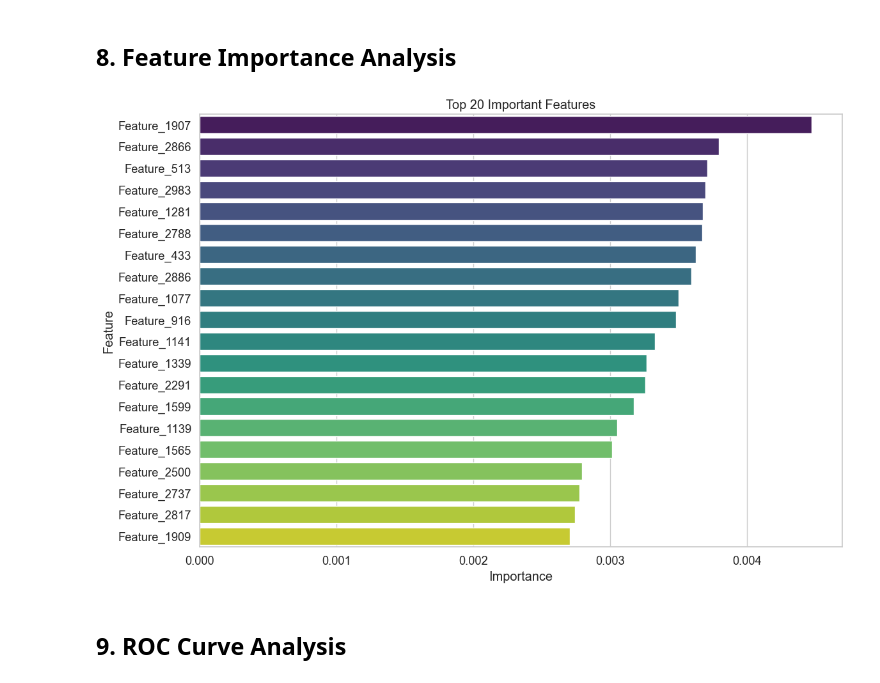
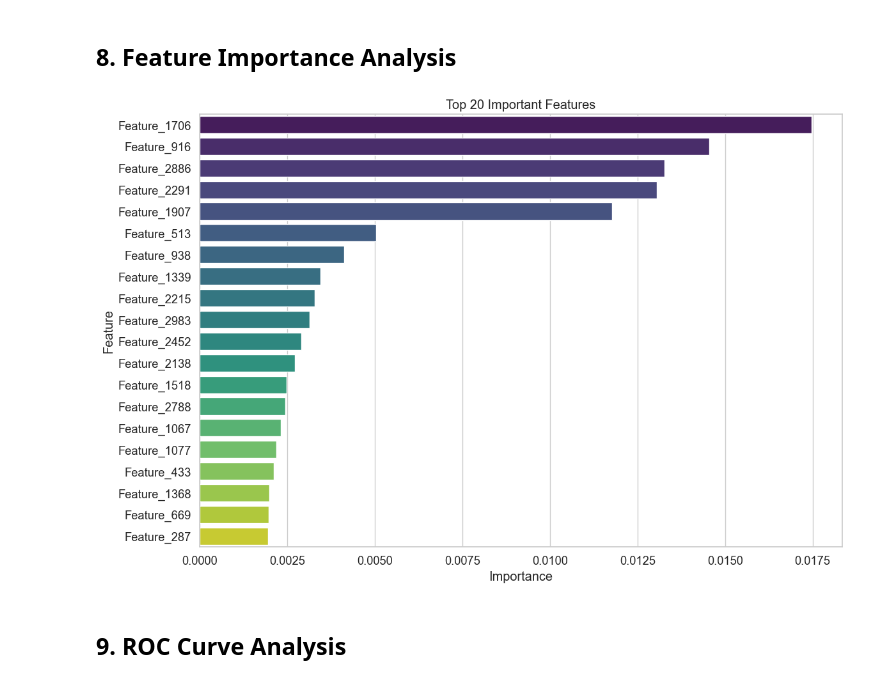
Before and after one commit to NotAlpha45/bangla-cyberbullying, a Jupyter notebook: code/bangla_bert_run/binary_class.ipynb, the cells around one changed output. Cells and saved outputs as stored; diff of their text form; code cells hidden in the pictures.

Commit message:
Running both non-augmented binary and multiclass with BanglaBERT and XGB

```diff
--- a/code/bangla_bert_run/binary_class.ipynb
+++ b/code/bangla_bert_run/binary_class.ipynb
@@ -266,20 +266,0 @@ X_test_pca = X_test_vectors
-# %%
-# Configure and train Random Forest classifier
-print("Training Random Forest model...")
-# Parameters optimized for text embeddings
-rf_model = RandomForestClassifier(
-    n_estimators=200,  # More trees for better performance
-    max_depth=None,    # Allow trees to grow fully
-    min_samples_split=10,
-    min_samples_leaf=4,
-    max_features="sqrt",  # Common choice for high-dimensional data
-    bootstrap=True,
-    class_weight="balanced",  # Handle class imbalance
-    random_state=42,
-    n_jobs=-1,  # Use all processors
-)
-
-start_time = time.time()
-rf_model.fit(X_train_pca, y_train_augmented)
-training_time = time.time() - start_time
-print(f"Model trained in {training_time:.2f} seconds")
@@ -288,0 +267,22 @@ Model trained in 74.90 seconds
+# %%
+# Configure and train XGB classifier
+print("Training XGB model...")
+# Parameters optimized for text embeddings
+xgb_model = XGBClassifier(
+    n_estimators=200,  # Number of boosting rounds
+    max_depth=6,  # Maximum tree depth
+    learning_rate=0.1,  # Step size shrinkage used to prevent overfitting
+    min_child_weight=1,  # Minimum sum of instance weight needed in a child
+    gamma=0,  # Minimum loss reduction required for further partition
+    subsample=0.8,  # Fraction of samples used for fitting trees
+    colsample_bytree=0.8,  # Fraction of features used for fitting trees
+    scale_pos_weight=1,  # Control the balance of positive and negative weights
+    objective="binary:logistic",  # Binary classification objective
+    random_state=42,
+    n_jobs=-1,  # Use all processors
+)
+
+start_time = time.time()
+xgb_model.fit(X_train_pca, y_train_augmented)
+training_time = time.time() - start_time
+print(f"Model trained in {training_time:.2f} seconds")
@@ -350,22 +353,22 @@ plt.show()
 # %%
 # Analyze feature importance
 feature_importance = pd.DataFrame(
     {
         "Feature": [f"Feature_{i}" for i in range(X_train_pca.shape[1])],
-        "Importance": rf_model.feature_importances_,
+        "Importance": xgb_model.feature_importances_,
     }
 )
 feature_importance = feature_importance.sort_values("Importance", ascending=False).head(
     20
 )
 
 plt.figure(figsize=(12, 8))
 sns.barplot(x="Importance", y="Feature", data=feature_importance, palette="viridis")
 plt.title("Top 20 Important Features")
 plt.tight_layout()
 plt.show()
 # %% [output]
-[figure, old version]
+[figure, new version]
 # %% [markdown]
 ## 9. ROC Curve Analysis
 # %%
```
Also changed, not shown: parts of 12 cells of this notebook, 1 other file.
